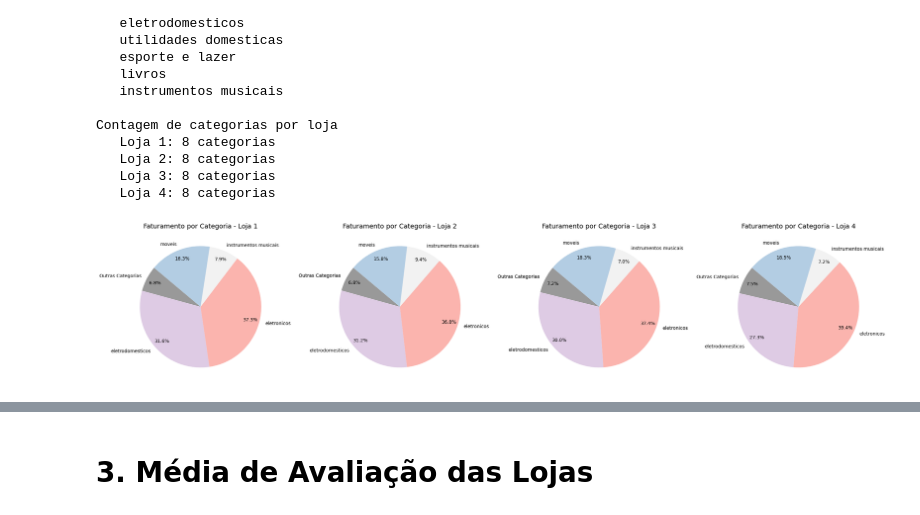
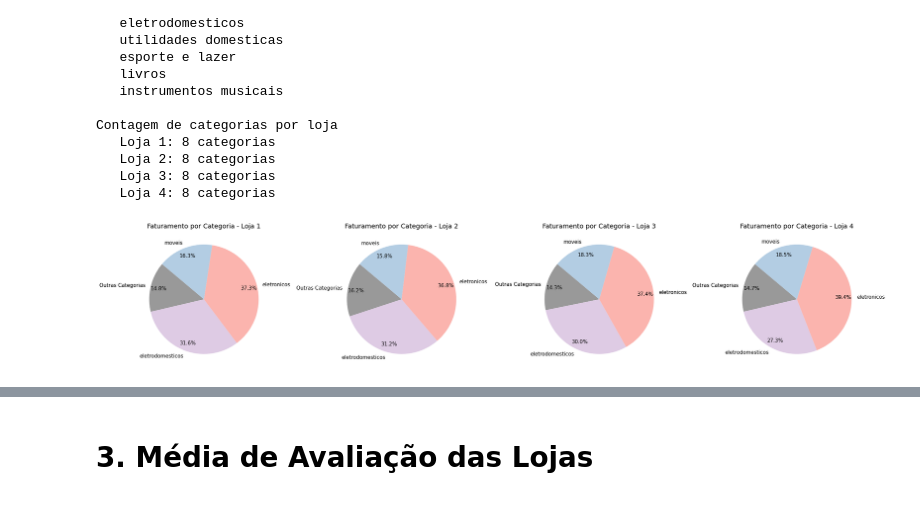
Before and after one commit to emilibohrer/alura_store, a Jupyter notebook: AluraStoreBr.ipynb, the cells around one changed output, grey strips where cells are left out. Cells and saved outputs as stored; diff of their text form; code cells hidden in the pictures.

```diff
--- a/AluraStoreBr.ipynb
+++ b/AluraStoreBr.ipynb
@@ -12,6 +12,8 @@ import matplotlib.dates as mdates
 import matplotlib.patches as mpatches
 import matplotlib.ticker as ticker
 import seaborn as sns
+
+sns.set_palette("Set1")  # Escolhe a paleta de cores
 
 url = "https://raw.githubusercontent.com/alura-es-cursos/challenge1-data-science/refs/heads/main/base-de-dados-challenge-1/loja_1.csv"
 url2 = "https://raw.githubusercontent.com/alura-es-cursos/challenge1-data-science/refs/heads/main/base-de-dados-challenge-1/loja_2.csv"
@@ -121,7 +123,8 @@ fontsize_titulo = 14
 fontsize_eixos = 12
 
 # Definindo a paleta de cores para as lojas
-cores_paleta_lojas = ['#EED7D3', '#C89BA3', '#9E6B82', '#3B2A3E']
+# cores_paleta_lojas = ['#EED7D3', '#C89BA3', '#9E6B82', '#3B2A3E']
+cores_paleta_lojas = ['#1b9e77', '#d95f02', '#7570b3', '#0173b2']
 
 categorias_unicas = df['Categoria do Produto'].unique()
 
@@ -193,20 +212,24 @@ plt.show()
 # %%
-df_group_fat_loja = df_aux.groupby(['loja','Mes_Ano']).agg(sum_preco = ('Preço','sum')).reset_index()
+# Agrupar os dados por loja e mês, somando os preços das vendas
+df_group_fat_loja = df_aux.groupby(['loja','Mes_Ano']).agg(sum_preco=('Preço','sum')).reset_index()
 
 plt.figure(figsize=(15, 4))
 
 for idx, i in enumerate(df_group_fat_loja['loja'].unique()):
 
-    df_aux = df_group_fat_loja[df_group_fat_loja['loja'] == i].copy()
-    df_aux = df_aux.sort_values('Mes_Ano')
-    df_aux.set_index('Mes_Ano', inplace=True)
-    df_aux['CUMSUM'] = df_aux['sum_preco'].cumsum()
+    df_1 = df_group_fat_loja[df_group_fat_loja['loja'] == i].copy()
+    df_1 = df_1.sort_values('Mes_Ano')
 
-    plt.plot(df_aux.index.astype(str), df_aux['CUMSUM'], label=f'Loja {i}', color = cores_paleta_lojas[idx])
+    df_1.set_index('Mes_Ano', inplace=True)
 
-plt.title('Faturamento Acumulado por Loja ao longo do tempo', size = fontsize_titulo)
-plt.xlabel('Mes_Ano', size = fontsize_eixos)
-plt.ylabel('Faturamento',size = fontsize_eixos)
+    # Calcular o faturamento acumulado ao longo dos meses
+    df_1['CUMSUM'] = df_1['sum_preco'].cumsum()
+
+    plt.plot(df_1.index.astype(str), df_1['CUMSUM'], label=f'Loja {i}', color=cores_paleta_lojas[idx])
+
+plt.title('Faturamento Acumulado por Loja ao longo do tempo', size=fontsize_titulo)
+plt.xlabel('Mes_Ano', size=fontsize_eixos)
+plt.ylabel('Faturamento', size=fontsize_eixos)
 plt.legend()
 
 plt.xticks(rotation=45)
@@ -345,34 +369,34 @@ df_group_cat = df.groupby(['loja', 'Categoria do Produto']).agg(
 # %%
 """ Gráfico de Pizza - Faturamento por Categoria com 'Outras Categorias' """
 
 # Criar a figura com subplots (ajustando tamanho dinamicamente)
 fig, axes = plt.subplots(1, num_lojas, figsize=(6 * num_lojas, 6))
 
 # Iterar sobre cada loja e criar o gráfico de pizza correspondente
 for idx, loja in enumerate(df_group_cat['loja'].unique()):
     df_aux = df_group_cat[df_group_cat['loja'] == loja].copy()
     df_aux = df_aux.sort_values('valor_total', ascending=False)
 
     # Calcular a participação percentual de cada categoria
     df_aux['percentual'] = df_aux['valor_total'] / df_aux['valor_total'].sum()
 
     # Agrupar categorias abaixo de 5% em "Outras Categorias"
-    df_aux.loc[df_aux['percentual'] < 0.05, 'Categoria do Produto'] = 'Outras Categorias'
+    df_aux.loc[df_aux['percentual'] < 0.1, 'Categoria do Produto'] = 'Outras Categorias'
 
     # Agrupar os valores novamente para somar "Outras Categorias"
     df_aux = df_aux.groupby('Categoria do Produto', as_index=False).sum()
 
-    # Aplicando cores fixas
     colors = [cor_categoria.get(categoria, '#999999') for categoria in df_aux['Categoria do Produto']]
 
-    # Criando o gráfico de pizza
     axes[idx].pie(
         df_aux['valor_total'], labels=df_aux['Categoria do Produto'], autopct='%1.1f%%',
         colors=colors, startangle=140, pctdistance=0.85,
+        textprops={'fontsize': 11}  # Ajuste o valor conforme necessário
     )
+
     axes[idx].set_title(f'Faturamento por Categoria - Loja {loja}', size=fontsize_titulo)
 
 plt.tight_layout()
 plt.show()
 # %% [output]
-[figure, old version]
+[figure, new version]
```
Also changed, not shown: parts of 52 cells of this notebook.
